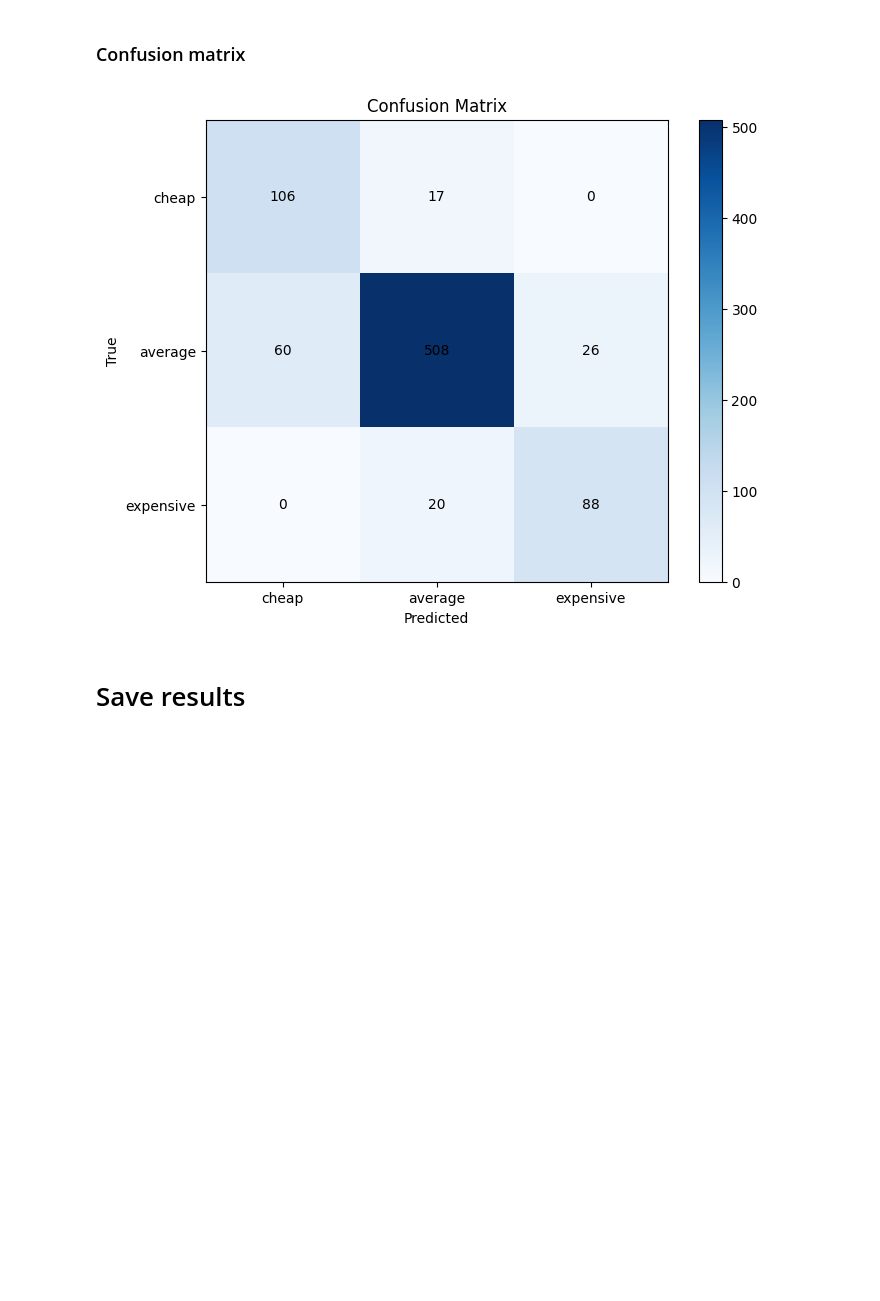
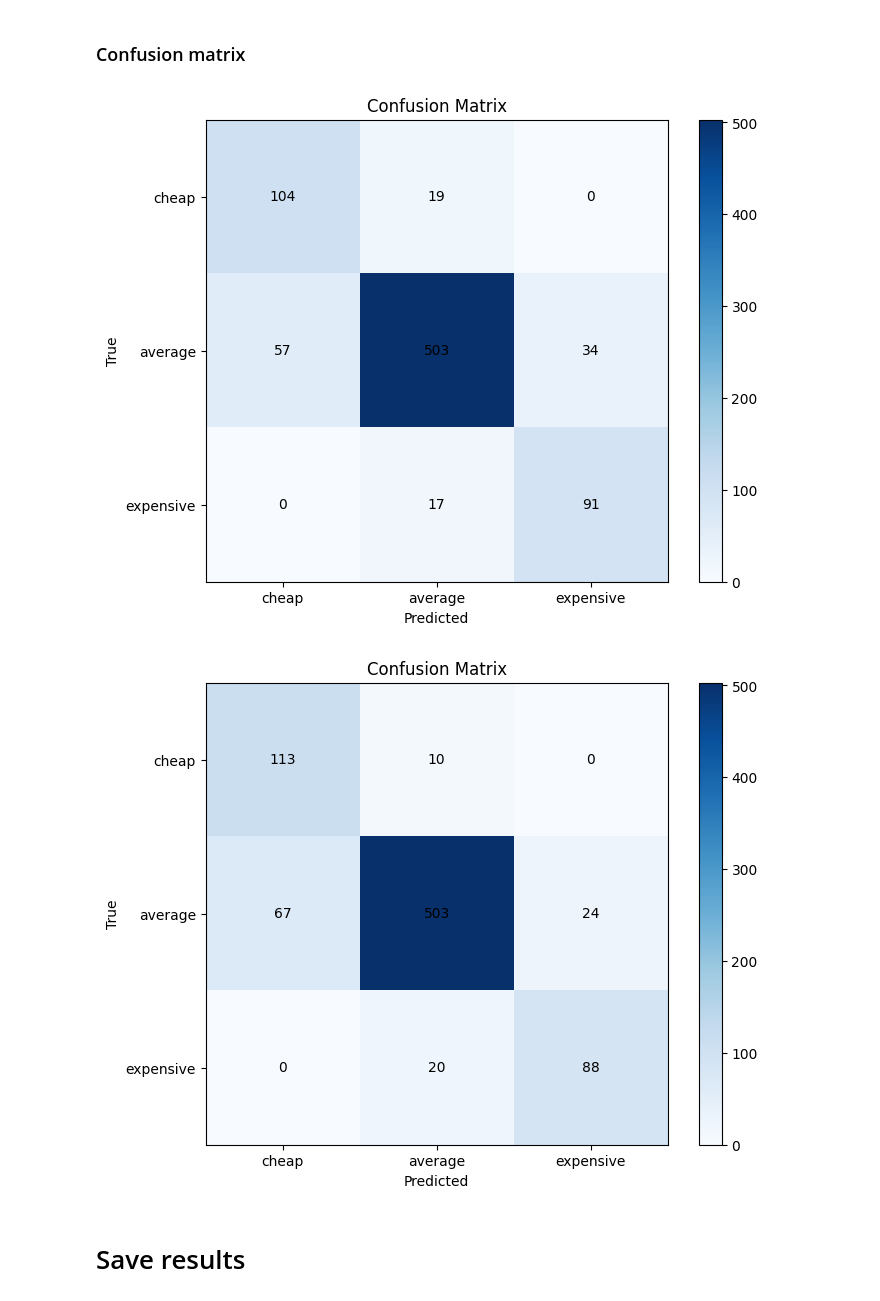
Before and after one commit to gamemeine/ssne, a Jupyter notebook: ex3/main.ipynb, the cells around one changed output. Drawn from its saved outputs; the diff is of its cells as text; code cells hidden in the pictures; blank space fills up the shorter version.

```diff
--- a/ex3/main.ipynb
+++ b/ex3/main.ipynb
@@ -301,7 +412,7 @@ def ordinal_loss(preds, targets, weights=(0.5, 2)):
 # %%
 from train import Trainer
 
-nn_model = DefaultNeuralNetwork(input_size=vector_size_oh, output_size=num_classes-1, dropout=0.1)
+nn_model = DefaultNeuralNetwork(input_size=vector_size_oh, layer_size=1024, output_size=num_classes-1, dropout=0.1)
 optim = torch.optim.AdamW(nn_model.parameters(), lr=1e-4, weight_decay=2e-1)
 scheduler = torch.optim.lr_scheduler.ReduceLROnPlateau(optim, patience=5, factor=0.1, verbose=True)
 criterion = ordinal_loss
@@ -335,7 +446,7 @@ Epoch 100/100 - Train Loss: 0.29 - Val Loss: 0.30 - Val Acc: 0.8624 - LR: 1.0000
 # %%
 from train import Trainer
 
-emb_model = DefaultNeuralNetwork(input_size=vector_size_ie, output_size=num_classes-1, dropout=0.1)
+emb_model = DefaultNeuralNetwork(input_size=vector_size_ie, layer_size=1024, output_size=num_classes-1, dropout=0.1)
 optim = torch.optim.AdamW(emb_model.parameters(), lr=1e-4, weight_decay=2e-1)
 scheduler = torch.optim.lr_scheduler.ReduceLROnPlateau(optim, patience=5, factor=0.1, verbose=True)
 criterion = ordinal_loss
@@ -369,7 +463,8 @@ Epoch 100/100 - Train Loss: 0.29 - Val Loss: 0.30 - Val Acc: 0.8770 - LR: 1.0000
 # %%
 from train import predict
 
-y_pred = predict(nn_model, X_val_oh, device)
+y_pred_nn = predict(nn_model, X_val_oh, device)
+y_pred_embd = predict(emb_model, X_val_ie, device)
 # %% [markdown]
 ### Accuracy curve
 # %%
@@ -382,6 +479,7 @@ plot_acc_over_thresholds(y_val, y_pred)
 from utils import pred_to_class
 
 
-pred_class = pred_to_class(y_pred, threshold=(0.5, 0.5)).numpy()
+pred_class_nn = pred_to_class(y_pred_nn, threshold=(0.5, 0.5)).numpy()
+pred_class_embd = pred_to_class(y_pred_embd, threshold=(0.5, 0.5)).numpy()
 # %% [markdown]
 ### Accuracy per class
@@ -401,9 +509,11 @@ Average class accuracy: 0.84
 # %%
 from plots import plot_confusion_matrix
 
-plot_confusion_matrix(y_val, pred_class)
+plot_confusion_matrix(y_val, pred_class_nn)
+plot_confusion_matrix(y_val, pred_class_embd)
 # %% [output]
-[figure, old version]
+[figure, new version]
+[figure, added]
 # %% [markdown]
 # Save results
 # %%
```
Also changed, not shown: parts of 12 cells of this notebook, 2 other files.
